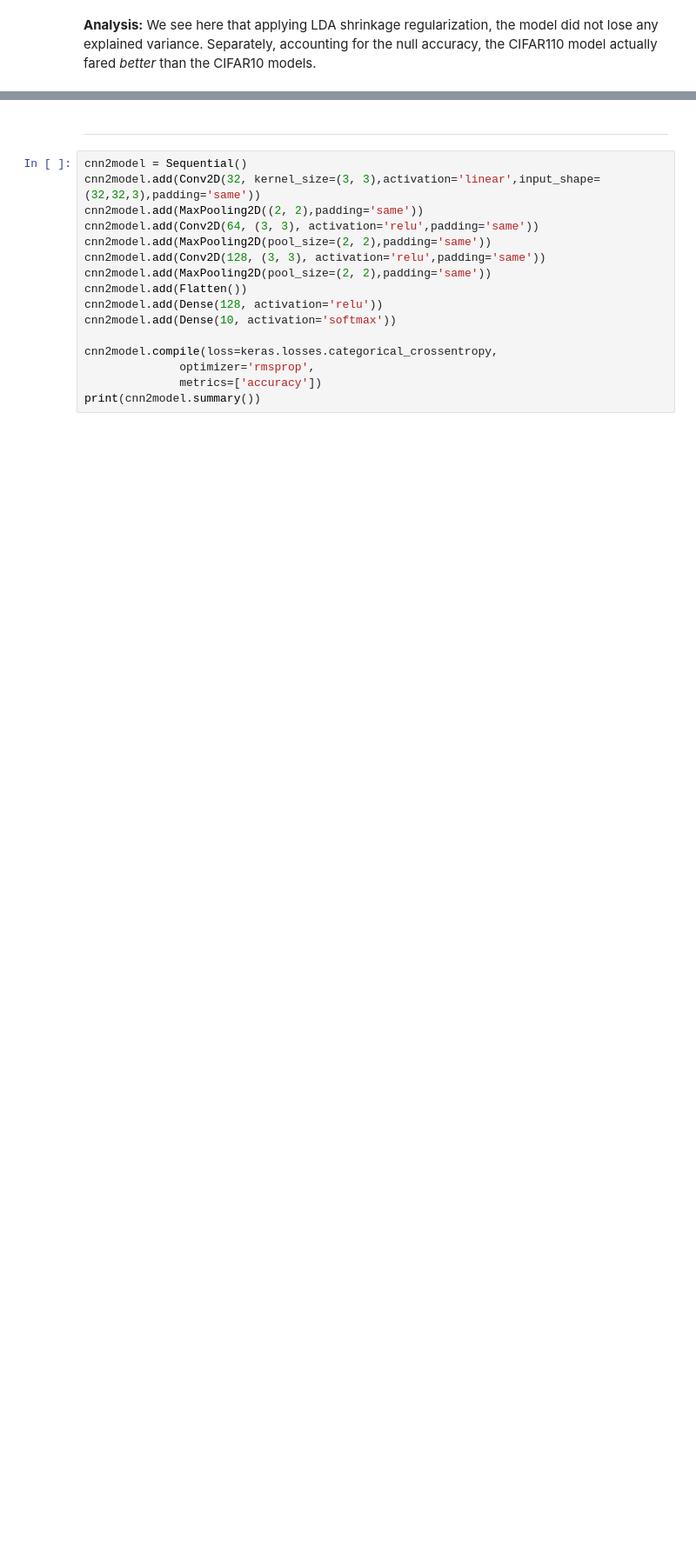
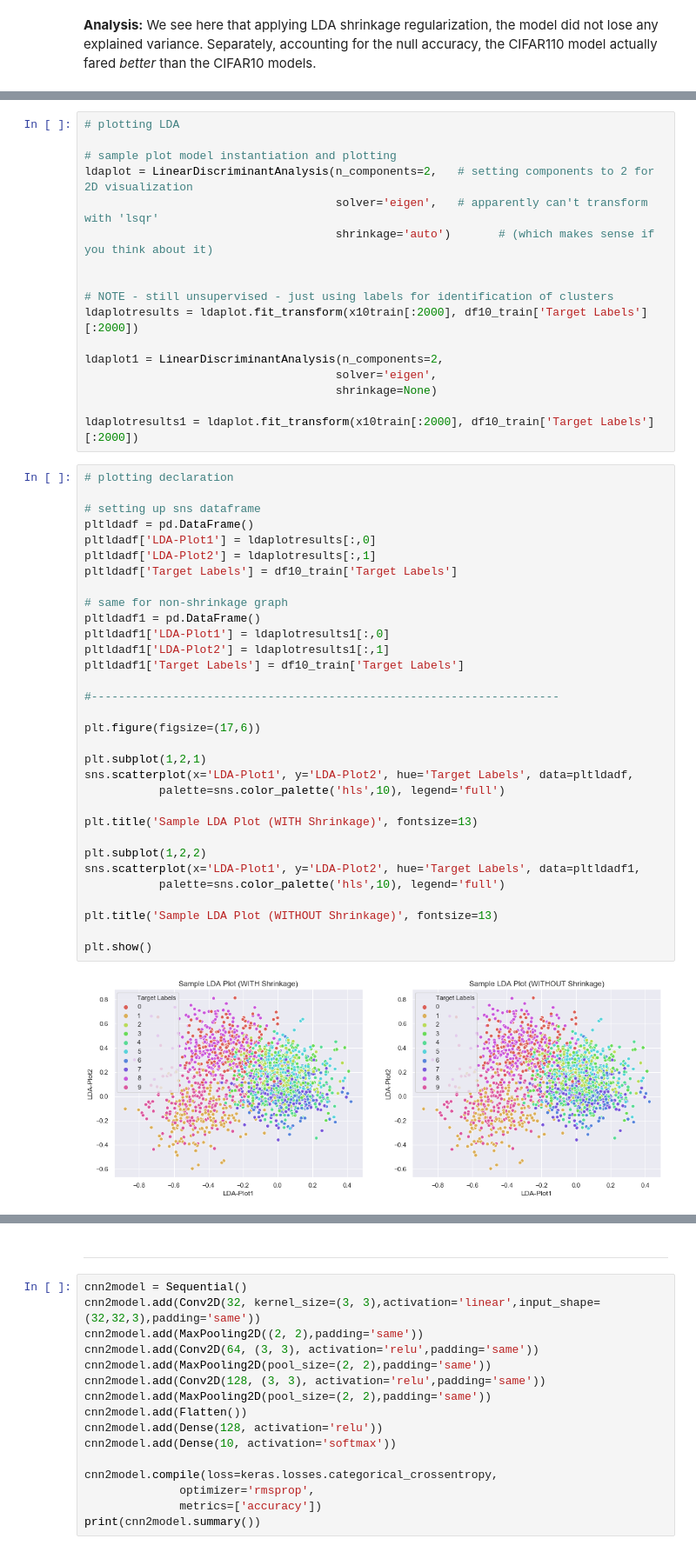
Before and after one commit to jafonte01/CAPSTONE---FINAL, a Jupyter notebook: Final Capstone Project.ipynb, the cells around one changed output, grey strips where cells are left out. Shown at 87% size. Cells and saved outputs as stored; diff of their text form; blank space fills up the shorter version.

Commit message:
Final Capstone - Full organization
Final Capstone - cleaning, CNN organization, finalization (but not final draft - just gross revisions)

```diff
--- a/Final Capstone Project.ipynb
+++ b/Final Capstone Project.ipynb
@@ -1529,0 +1358,51 @@ None
+# %%
+# plotting LDA
+
+# sample plot model instantiation and plotting
+ldaplot = LinearDiscriminantAnalysis(n_components=2,   # setting components to 2 for 2D visualization
+                                     solver='eigen',   # apparently can't transform with 'lsqr'
+                                     shrinkage='auto')       # (which makes sense if you think about it)
+
+
+# NOTE - still unsupervised - just using labels for identification of clusters
+ldaplotresults = ldaplot.fit_transform(x10train[:2000], df10_train['Target Labels'][:2000])
+
+ldaplot1 = LinearDiscriminantAnalysis(n_components=2,
+                                     solver='eigen',
+                                     shrinkage=None)
+
+ldaplotresults1 = ldaplot.fit_transform(x10train[:2000], df10_train['Target Labels'][:2000])
+# %%
+# plotting declaration
+
+# setting up sns dataframe
+pltldadf = pd.DataFrame()
+pltldadf['LDA-Plot1'] = ldaplotresults[:,0]
+pltldadf['LDA-Plot2'] = ldaplotresults[:,1]
+pltldadf['Target Labels'] = df10_train['Target Labels']
+
+# same for non-shrinkage graph
+pltldadf1 = pd.DataFrame()
+pltldadf1['LDA-Plot1'] = ldaplotresults1[:,0]
+pltldadf1['LDA-Plot2'] = ldaplotresults1[:,1]
+pltldadf1['Target Labels'] = df10_train['Target Labels']
+
+#---------------------------------------------------------------------
+
+plt.figure(figsize=(17,6))
+
+plt.subplot(1,2,1)
+sns.scatterplot(x='LDA-Plot1', y='LDA-Plot2', hue='Target Labels', data=pltldadf,
+           palette=sns.color_palette('hls',10), legend='full')
+
+plt.title('Sample LDA Plot (WITH Shrinkage)', fontsize=13)
+
+plt.subplot(1,2,2)
+sns.scatterplot(x='LDA-Plot1', y='LDA-Plot2', hue='Target Labels', data=pltldadf1,
+           palette=sns.color_palette('hls',10), legend='full')
+
+plt.title('Sample LDA Plot (WITHOUT Shrinkage)', fontsize=13)
+
+plt.show()
+# %% [output]
+[figure, added]
```
Also changed, not shown: parts of 85 cells of this notebook, 1 other file.
